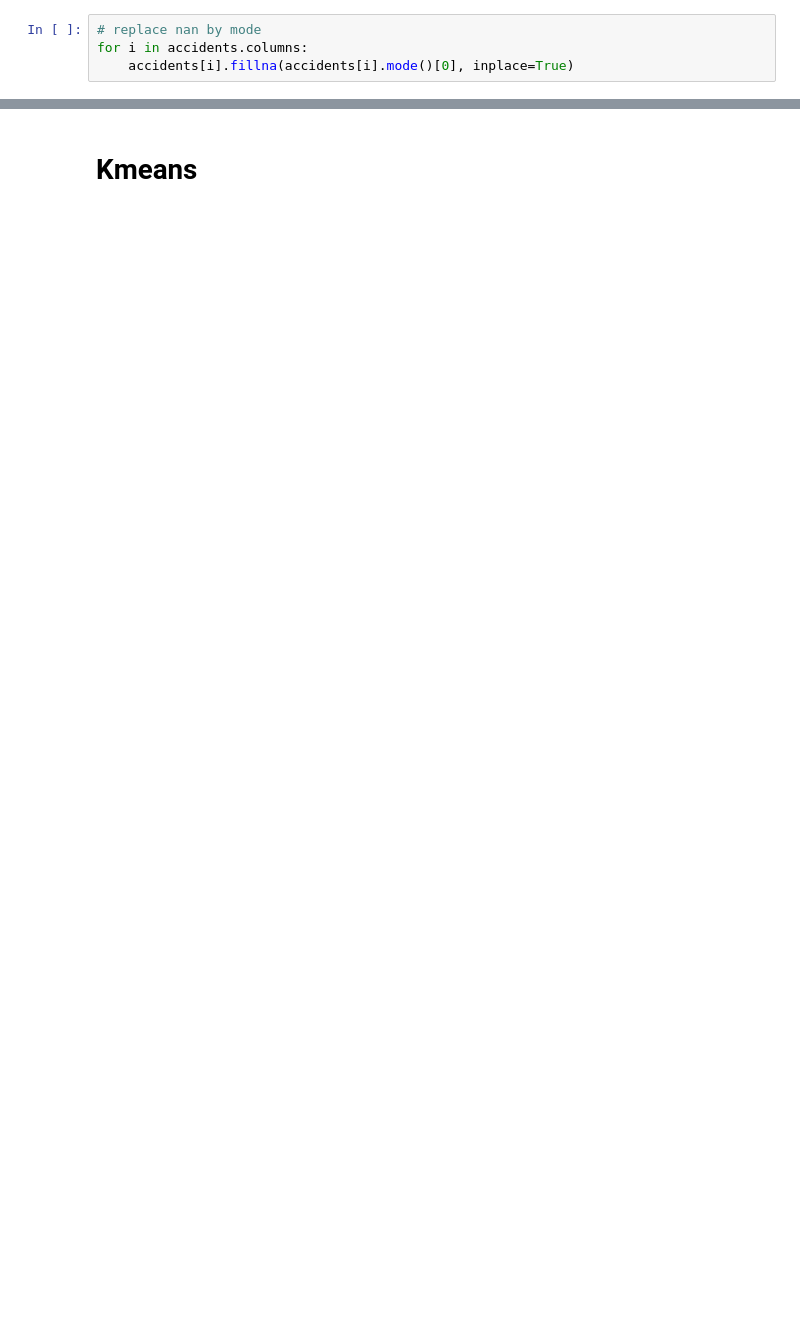
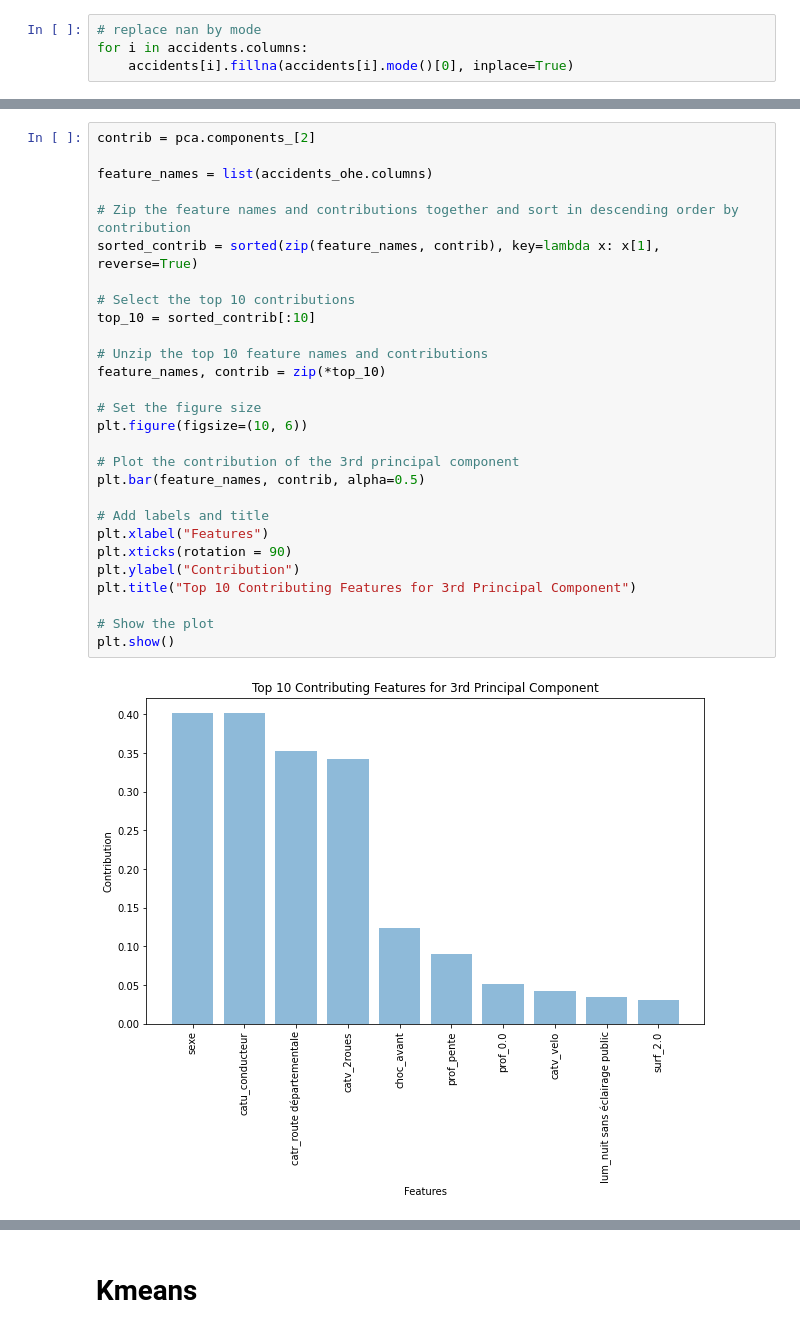
Before and after one commit to djdjsaf/Accidents-en-france-python, a Jupyter notebook: Projet python ohe.ipynb, the cells around one changed output, grey strips where cells are left out. Cells and saved outputs as stored; diff of their text form; blank space fills up the shorter version.

```diff
--- a/Projet python ohe.ipynb
+++ b/Projet python ohe.ipynb
@@ -307,0 +321,30 @@ print(pca.explained_variance_ratio_)
+# %%
+contrib = pca.components_[2]
+
+feature_names = list(accidents_ohe.columns)
+
+# Zip the feature names and contributions together and sort in descending order by contribution
+sorted_contrib = sorted(zip(feature_names, contrib), key=lambda x: x[1], reverse=True)
+
+# Select the top 10 contributions
+top_10 = sorted_contrib[:10]
+
+# Unzip the top 10 feature names and contributions
+feature_names, contrib = zip(*top_10)
+
+# Set the figure size
+plt.figure(figsize=(10, 6))
+
+# Plot the contribution of the 3rd principal component
+plt.bar(feature_names, contrib, alpha=0.5)
+
+# Add labels and title
+plt.xlabel("Features")
+plt.xticks(rotation = 90)
+plt.ylabel("Contribution")
+plt.title("Top 10 Contributing Features for 3rd Principal Component")
+
+# Show the plot
+plt.show()
+# %% [output]
+[figure, added]
```
Also changed, not shown: parts of 71 cells of this notebook.
